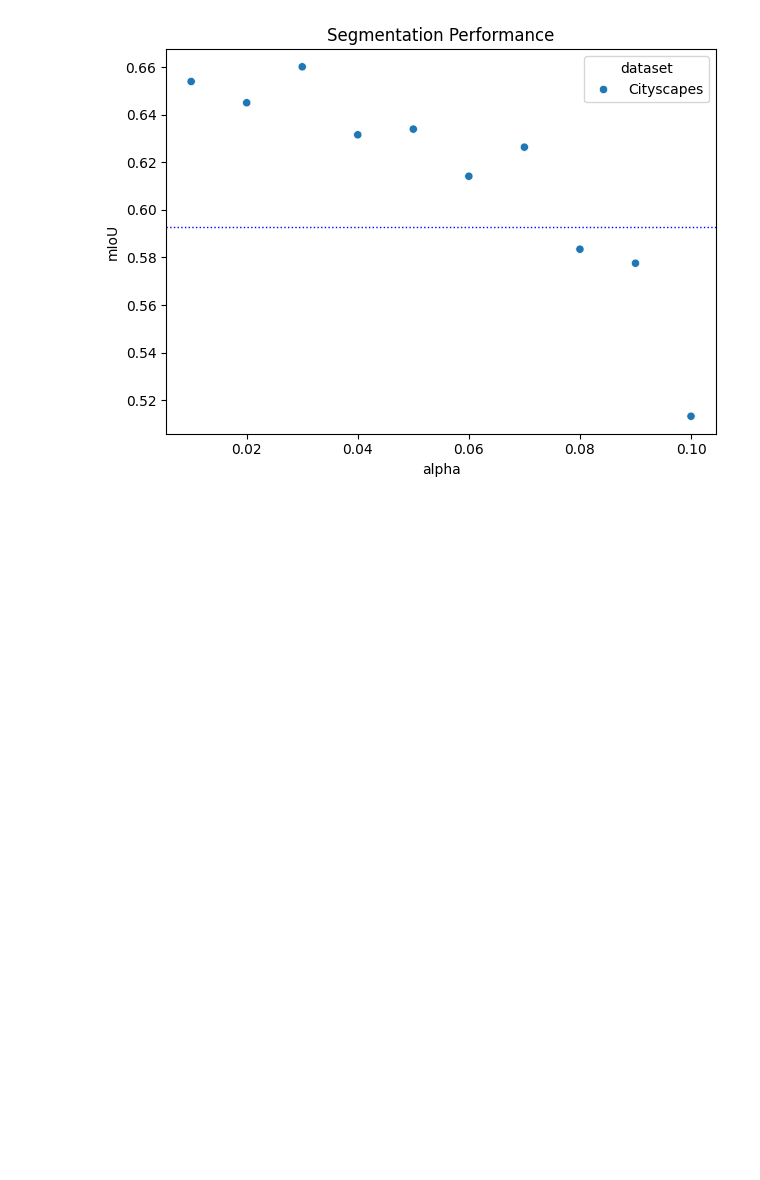
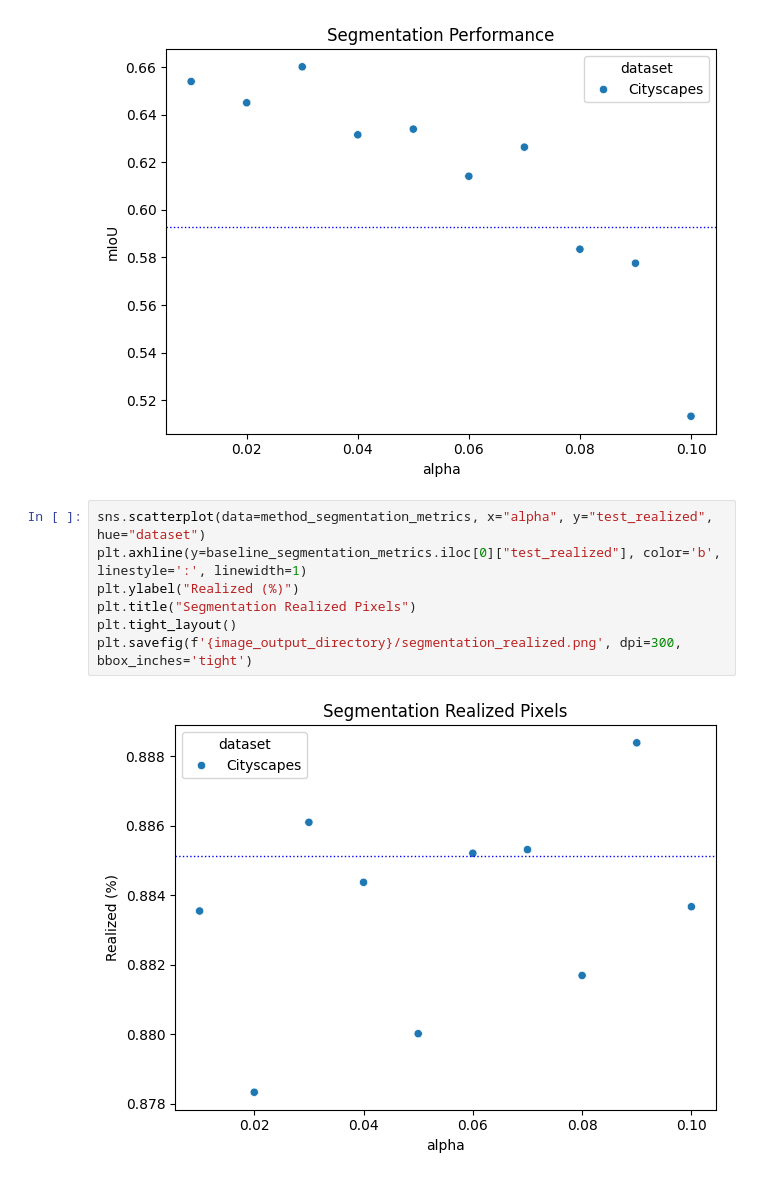
Before and after one commit to brandongk-ubco/thesis-analysis, a Jupyter notebook: citl.ipynb, the cells around one changed output. Saved outputs shown, nothing was run; the diff lists cells and outputs as text; blank space fills up the shorter version.

Commit message:
Plots and tables complete.

```diff
--- a/citl.ipynb
+++ b/citl.ipynb
@@ -97,3 +108,12 @@ plt.tight_layout()
 plt.savefig(f'{image_output_directory}/segmentation_performance.png', dpi=300, bbox_inches='tight')
 # %% [output]
 [figure]
+# %%
+sns.scatterplot(data=method_segmentation_metrics, x="alpha", y="test_realized", hue="dataset")
+plt.axhline(y=baseline_segmentation_metrics.iloc[0]["test_realized"], color='b', linestyle=':', linewidth=1)
+plt.ylabel("Realized (%)")
+plt.title("Segmentation Realized Pixels")
+plt.tight_layout()
+plt.savefig(f'{image_output_directory}/segmentation_realized.png', dpi=300, bbox_inches='tight')
+# %% [output]
+[figure, added]
```
Also changed, not shown: parts of 14 cells of this notebook, 10 other files.
